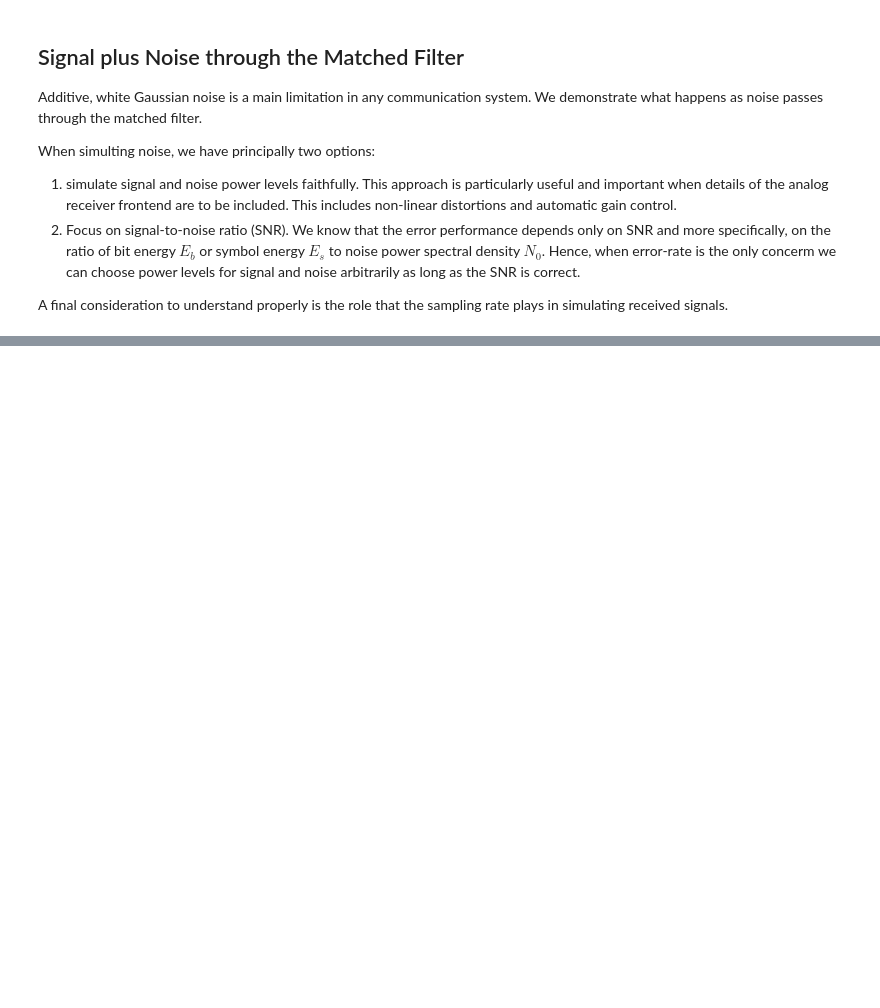
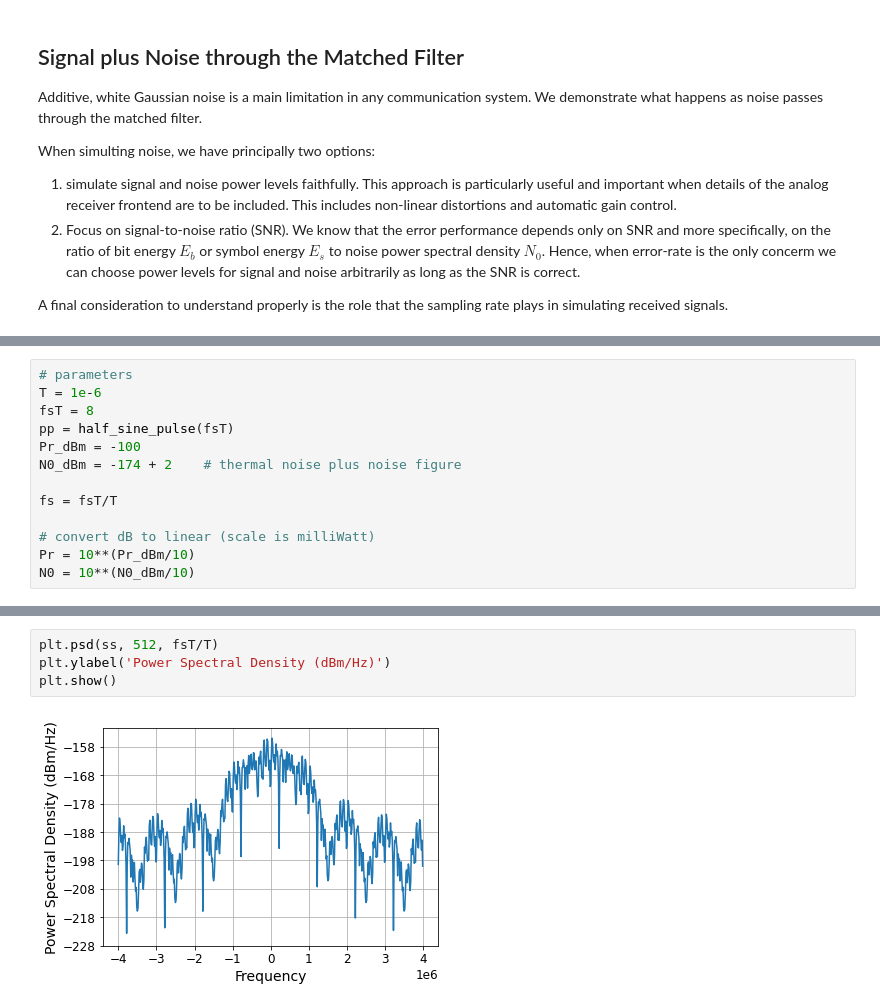
Before and after one commit to bepepa/digital_comms, a Jupyter notebook: 020_matched_filter.ipynb, the cells around one changed output, grey strips where cells are left out. Drawn from its saved outputs; the diff is of its cells as text; blank space fills up the shorter version.

```diff
--- a/020_matched_filter.ipynb
+++ b/020_matched_filter.ipynb
@@ -282,0 +294,13 @@ A final consideration to understand properly is the role that the sampling rate
+# %%
+# parameters
+T = 1e-6
+fsT = 8
+pp = half_sine_pulse(fsT)
+Pr_dBm = -100
+N0_dBm = -174 + 2    # thermal noise plus noise figure
+
+fs = fsT/T
+
+# convert dB to linear (scale is milliWatt)
+Pr = 10**(Pr_dBm/10)
+N0 = 10**(N0_dBm/10)
@@ -282,0 +369,6 @@ A final consideration to understand properly is the role that the sampling rate
+# %%
+plt.psd(ss, 512, fsT/T)
+plt.ylabel('Power Spectral Density (dBm/Hz)')
+plt.show()
+# %% [output]
+[figure, added]
```
Also changed, not shown: parts of 17 cells of this notebook.
